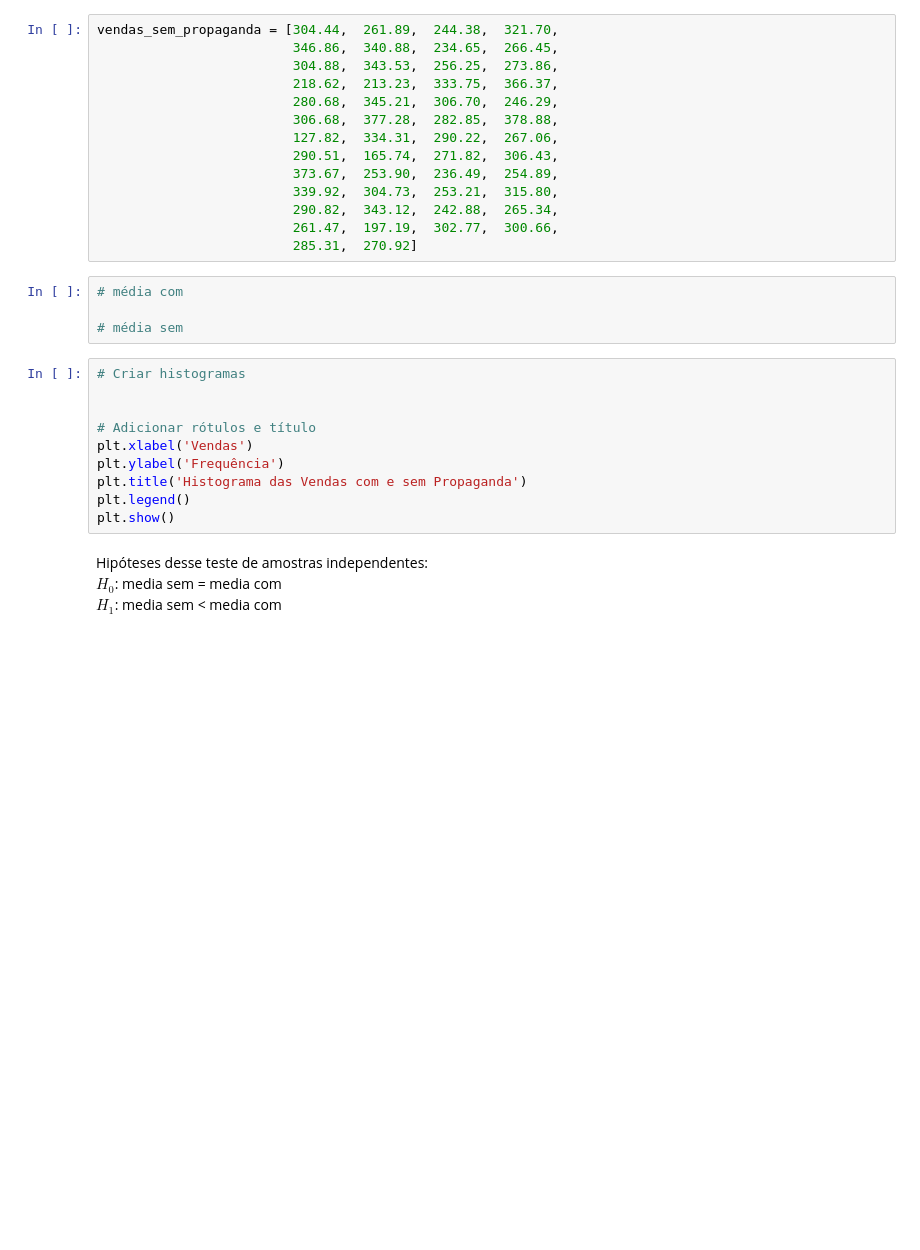
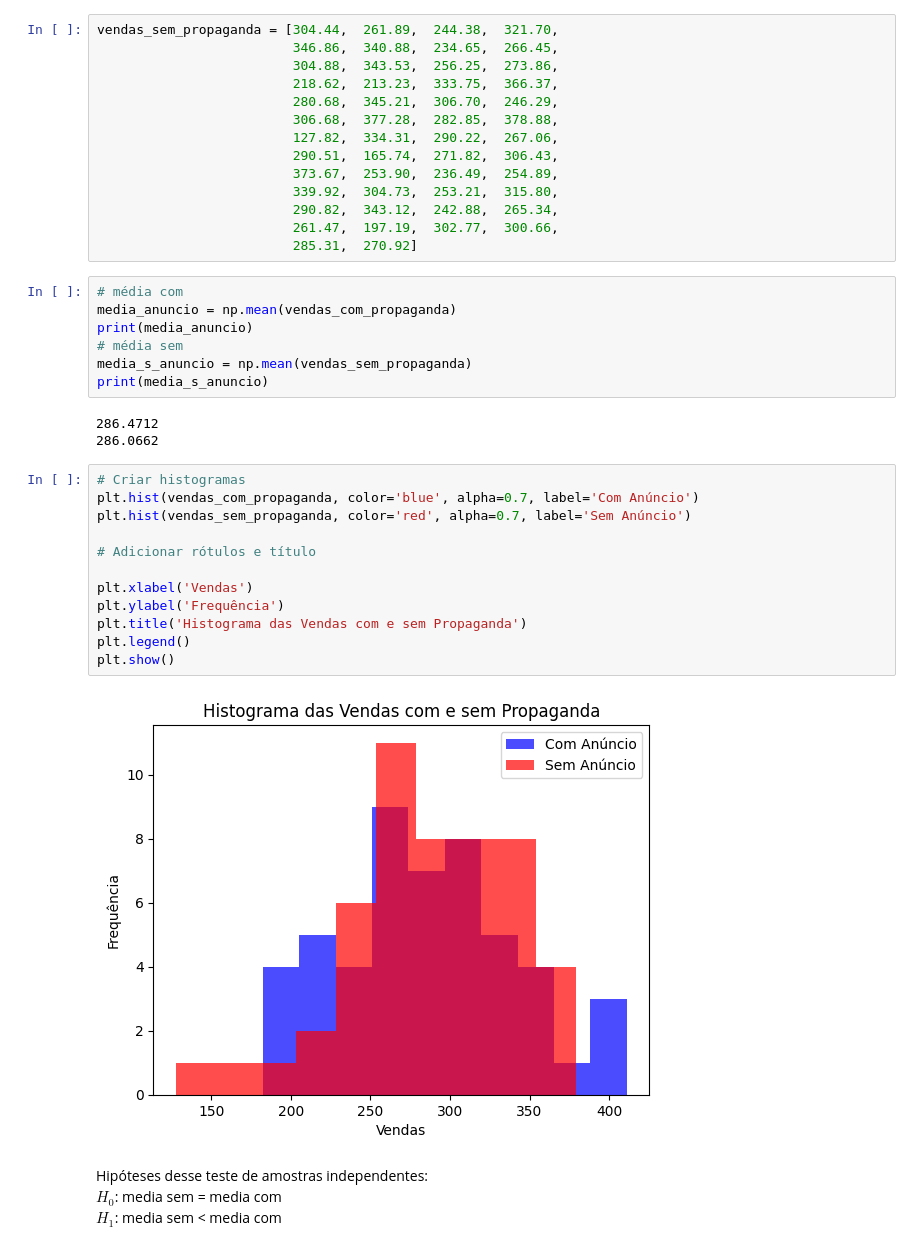
Before and after one commit to cauancalmeida/Data_Science_studies, a Jupyter notebook: Data_Science_Testes_com_Data_Science.ipynb, the cells around one changed output. Cells and saved outputs as stored; diff of their text form; blank space fills up the shorter version.

```diff
--- a/Data_Science_Testes_com_Data_Science.ipynb
+++ b/Data_Science_Testes_com_Data_Science.ipynb
@@ -653,18 +731,28 @@ vendas_sem_propaganda = [304.44,  261.89,  244.38,  321.70,
                          285.31,  270.92]
 # %%
 # média com
-
+media_anuncio = np.mean(vendas_com_propaganda)
+print(media_anuncio)
 # média sem
+media_s_anuncio = np.mean(vendas_sem_propaganda)
+print(media_s_anuncio)
+# %% [output]
+286.4712
+286.0662
 # %%
 # Criar histogramas
-
+plt.hist(vendas_com_propaganda, color='blue', alpha=0.7, label='Com Anúncio')
+plt.hist(vendas_sem_propaganda, color='red', alpha=0.7, label='Sem Anúncio')
 
 # Adicionar rótulos e título
+
 plt.xlabel('Vendas')
 plt.ylabel('Frequência')
 plt.title('Histograma das Vendas com e sem Propaganda')
 plt.legend()
 plt.show()
+# %% [output]
+[figure, added]
 # %% [markdown]
 Hipóteses desse teste de amostras independentes:\
 $H_0$: media sem = media com\
```
Also changed, not shown: parts of 42 cells of this notebook.
